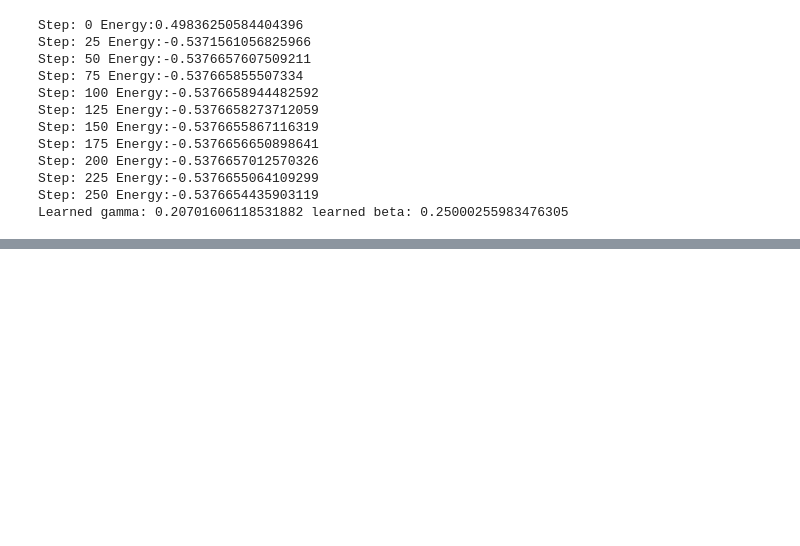
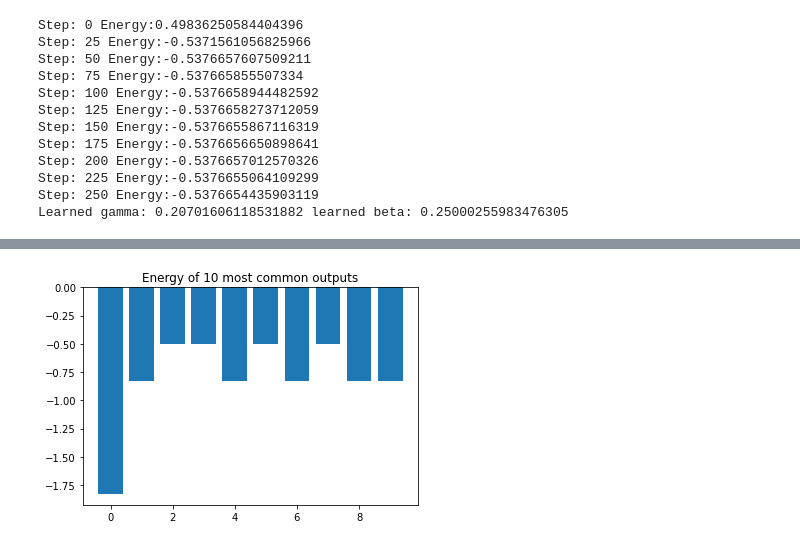
Before and after one commit to TR160qg/Learning_Cirq, a Jupyter notebook: Cirq_1st.ipynb, the cells around one changed output, grey strips where cells are left out. Cells and saved outputs as stored; diff of their text form; code cells hidden in the pictures; blank space fills up the shorter version.

```diff
--- a/Cirq_1st.ipynb
+++ b/Cirq_1st.ipynb
@@ -964,0 +1002,13 @@ We've optimized our paraeters. How well did we do?
+# %%
+def comput_energy(meas, h):
+  Z_vals = 1 - 2*meas.reshape(n_rows, n_cols)
+  energy = 0
+  for i in range(n_rows):
+    for j in range(n_cols):
+      if i < n_rows - 1:
+        energy -= Z_vals[i, j]*Z_vals[i+1, j]
+      if j < n_cols - 1:
+        energy -= Z_vals[i, j]*Z_vals[i, j+1]
+      energy -= h[i, j]*Z_vals[i, j]
+
+  return energy/(n_cols*n_rows)
@@ -964,0 +1031,10 @@ We've optimized our paraeters. How well did we do?
+# %%
+# a strange way to generate back binary expansion
+meas = [[int(s) for s in ''.join([str(b) for b in bin(k)[2:]]).zfill(n_rows*n_cols)] for k in configs]
+
+costs = [comput_energy(np.array(m), h) for m in meas]
+plt.title('Energy of {} most common outputs'.format(num))
+plt.bar([x for x in range(len(costs))], costs)
+plt.show()
+# %% [output]
+[figure, added]
```
Also changed, not shown: parts of 13 cells of this notebook.
